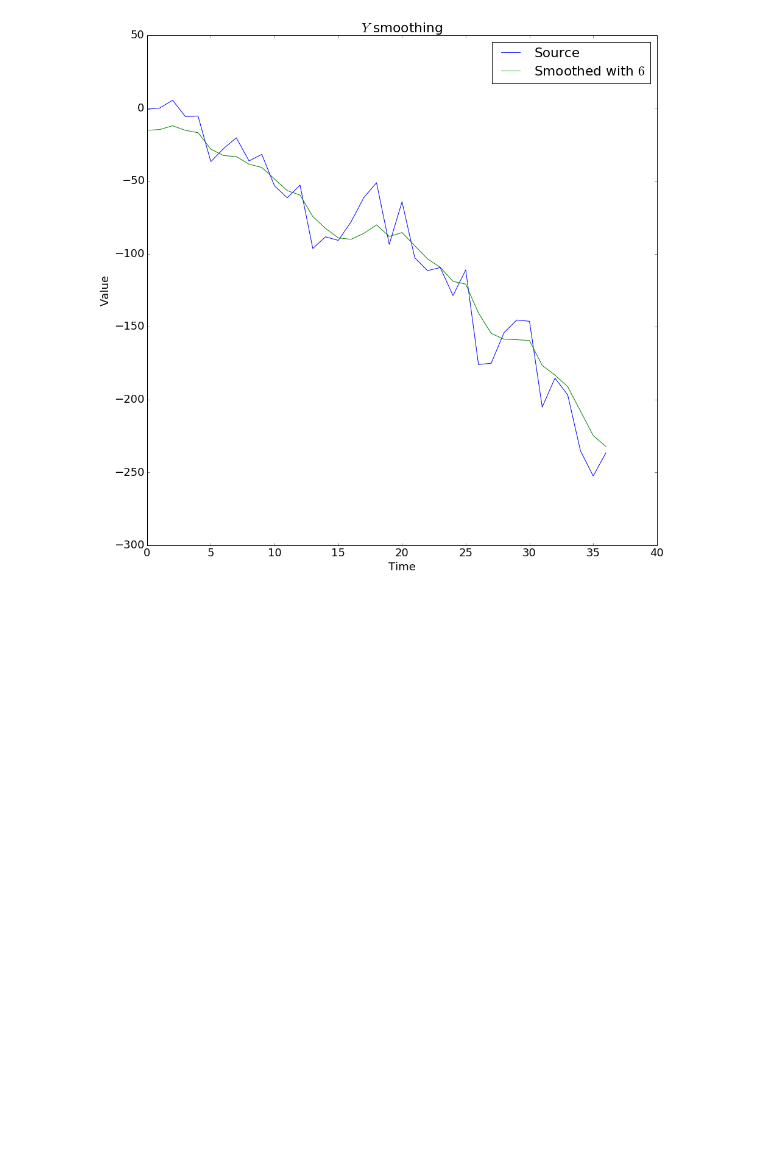
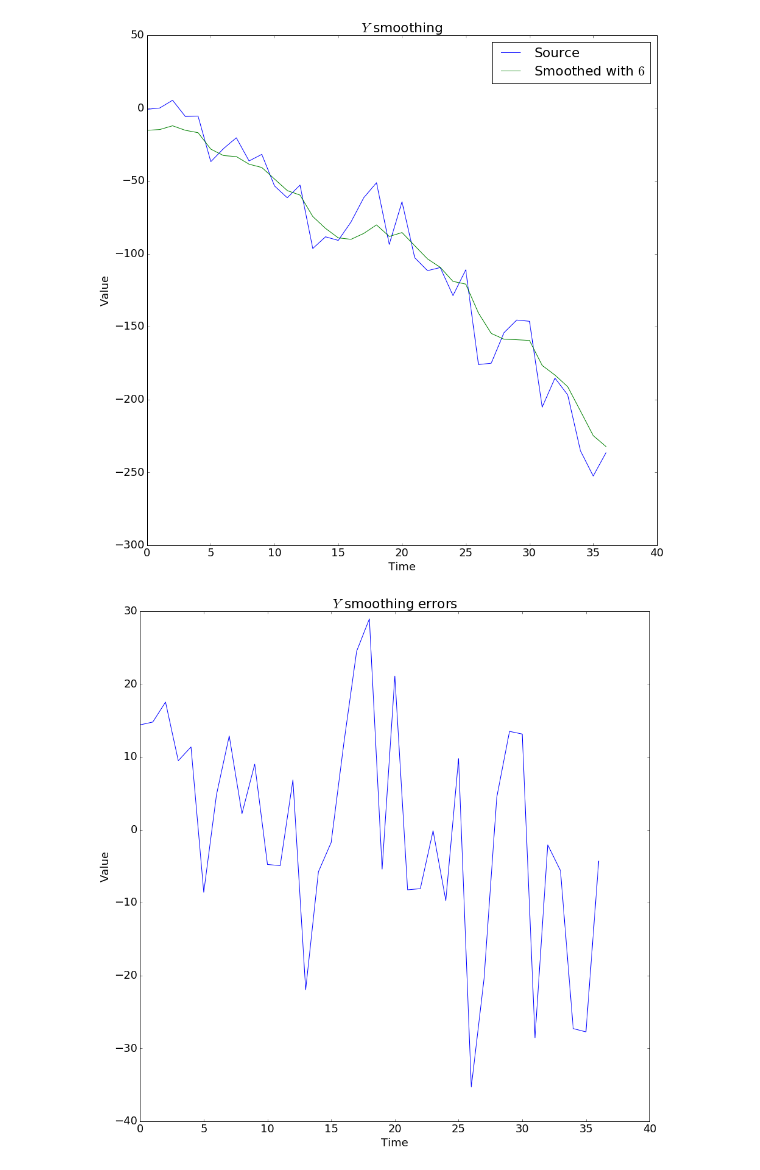
Before and after one commit to definability/statistical-analysis, a Jupyter notebook: course/Notebook/Coursework.ipynb, the cells around one changed output. Saved outputs shown, nothing was run; the diff lists cells and outputs as text; code cells hidden in the pictures; blank space fills up the shorter version.

```diff
--- a/course/Notebook/Coursework.ipynb
+++ b/course/Notebook/Coursework.ipynb
@@ -230,3 +230,13 @@ plt.legend()
 plt.show()
 # %% [output]
 [figure]
+# %%
+plt.plot(t_without_anomalies, errors)
+
+plt.title('$Y$ smoothing errors')
+plt.ylabel('Value')
+plt.xlabel('Time')
+
+plt.show()
+# %% [output]
+[figure, added]
```
Also changed, not shown: parts of 1 cell of this notebook.
